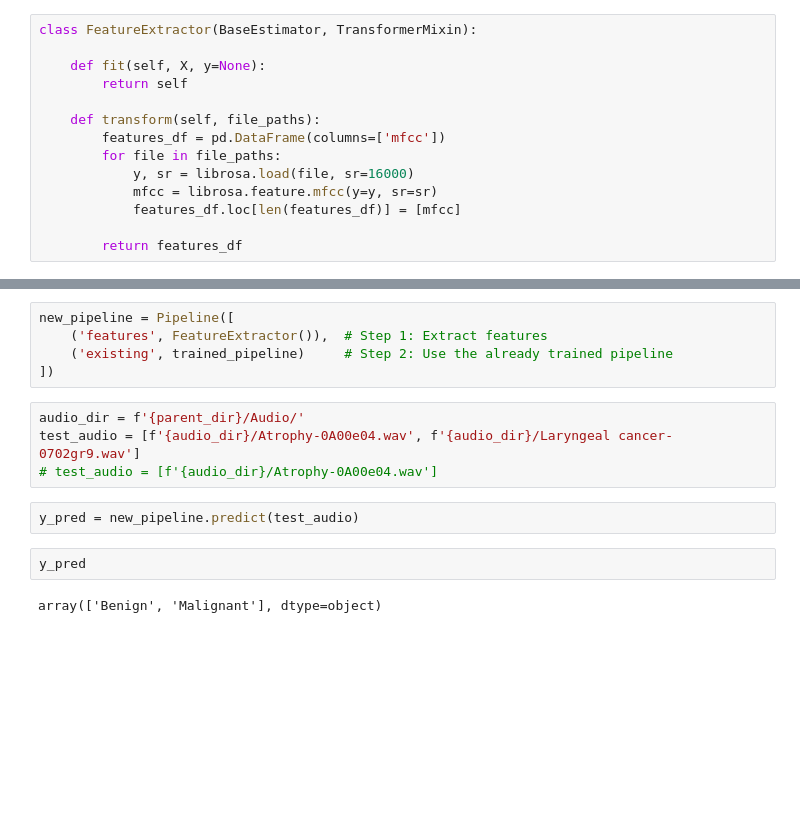
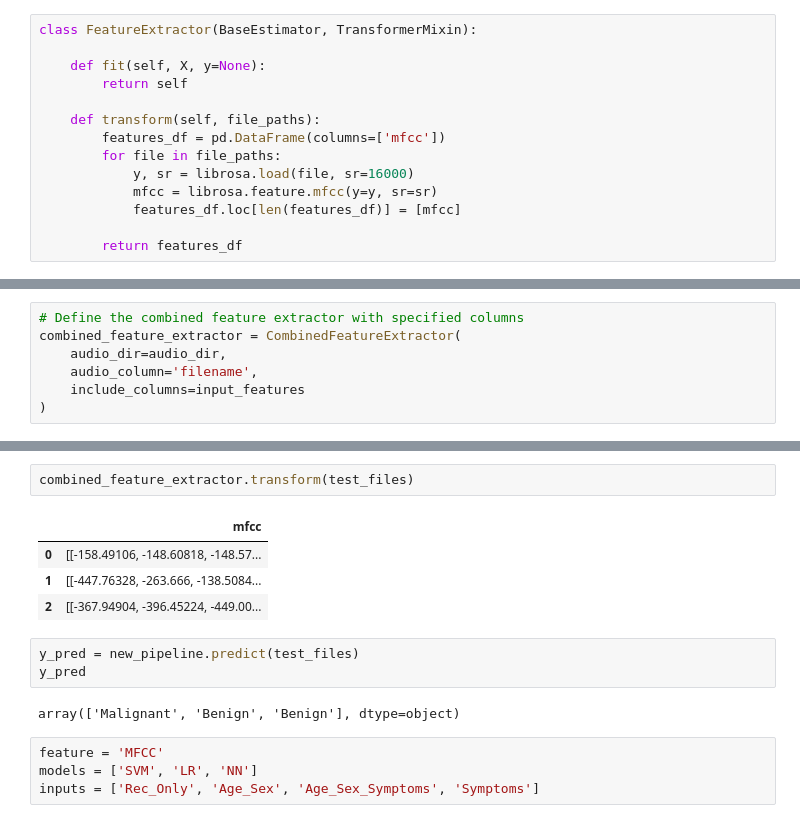
Before and after one commit to mary-paterson/LaryngealCancerClassificationBenchmark, a Jupyter notebook: Predict Audio/MFCCFullPipeline.ipynb, the cells around one changed output, grey strips where cells are left out. Saved outputs shown, nothing was run; the diff lists cells and outputs as text; blank space fills up the shorter version.

```diff
--- a/Predict Audio/MFCCFullPipeline.ipynb
+++ b/Predict Audio/MFCCFullPipeline.ipynb
@@ -43,0 +93,7 @@ class FeatureExtractor(BaseEstimator, TransformerMixin):
+# %%
+# Define the combined feature extractor with specified columns
+combined_feature_extractor = CombinedFeatureExtractor(
+    audio_dir=audio_dir,
+    audio_column='filename',
+    include_columns=input_features
+)
@@ -44,15 +119,16 @@ class FeatureExtractor(BaseEstimator, TransformerMixin):
+# %%
+combined_feature_extractor.transform(test_files)
+# %% [output]
+|  | mfcc |
+| 0 | [[-158.49106, -148.60818, -148.57... |
+| 1 | [[-447.76328, -263.666, -138.5084... |
+| 2 | [[-367.94904, -396.45224, -449.00... |
+# %%
+y_pred = new_pipeline.predict(test_files)
+y_pred
+# %% [output]
+array(['Malignant', 'Benign', 'Benign'], dtype=object)
 # %%
-new_pipeline = Pipeline([
-    ('features', FeatureExtractor()),  # Step 1: Extract features
-    ('existing', trained_pipeline)     # Step 2: Use the already trained pipeline
-])
+feature = 'MFCC'
+models = ['SVM', 'LR', 'NN']
+inputs = ['Rec_Only', 'Age_Sex', 'Age_Sex_Symptoms', 'Symptoms']
-# %%
-audio_dir = f'{parent_dir}/Audio/'
-test_audio = [f'{audio_dir}/Atrophy-0A00e04.wav', f'{audio_dir}/Laryngeal cancer-0702gr9.wav']
-# test_audio = [f'{audio_dir}/Atrophy-0A00e04.wav']
-# %%
-y_pred = new_pipeline.predict(test_audio)
-# %%
-y_pred
-# %% [output]
-array(['Benign', 'Malignant'], dtype=object)
```
Also changed, not shown: parts of 14 cells of this notebook, 2 other files.
